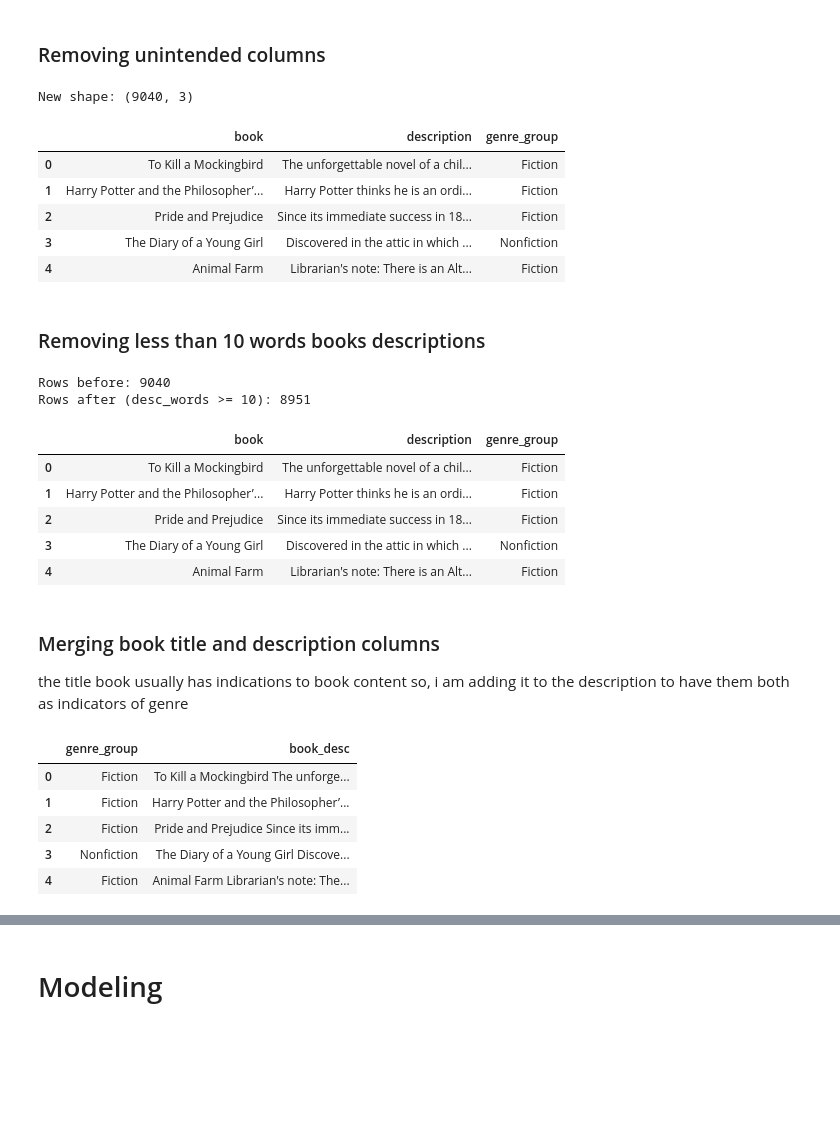
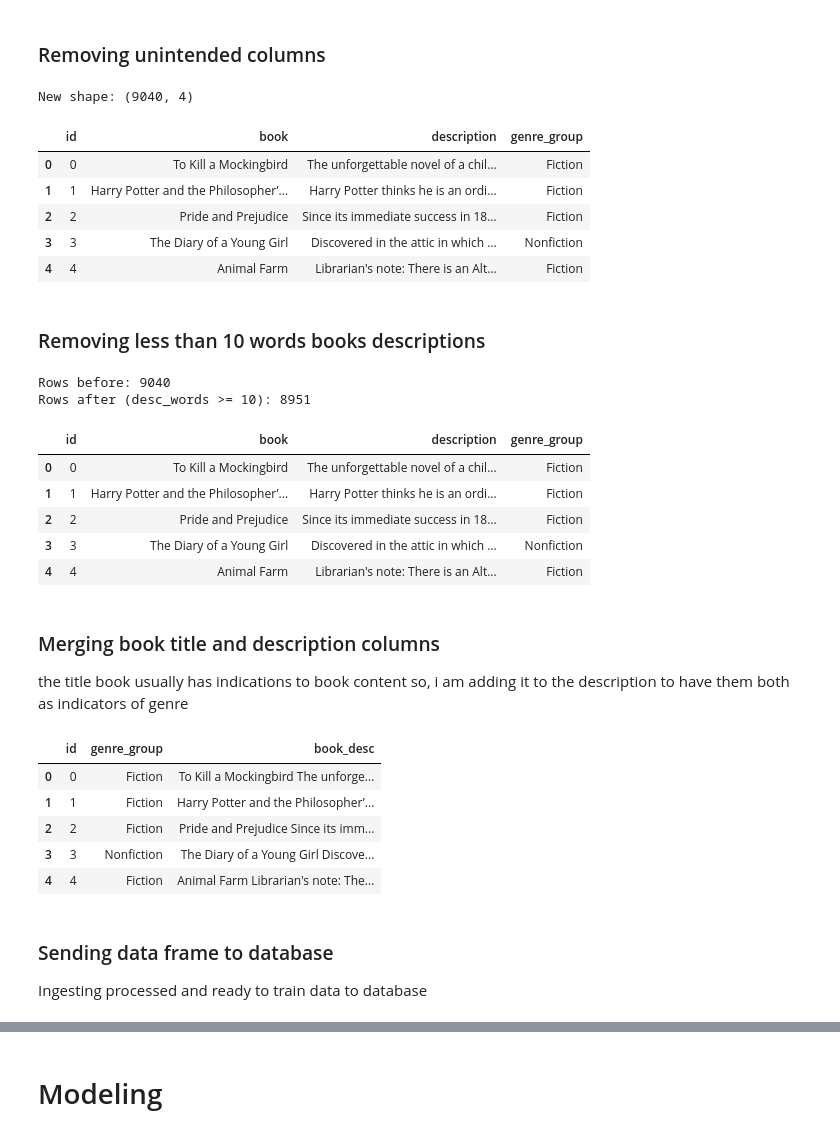
Before and after one commit to Yaser0l/Project-1, a Jupyter notebook: notebooks/EDA.ipynb, the cells around one changed output, grey strips where cells are left out. Drawn from its saved outputs; the diff is of its cells as text; code cells hidden in the pictures; blank space fills up the shorter version.

```diff
--- a/notebooks/EDA.ipynb
+++ b/notebooks/EDA.ipynb
@@ -11,9 +11,24 @@ It has 10,000 entries
 import pandas as pd
 from sqlalchemy import create_engine
 import numpy as np
+import os
+from dotenv import load_dotenv, find_dotenv
 
-# 1. SETUP CONNECTION
-DATABASE_URL = "postgresql://mluser:mlpass@localhost:5432/mldb"
+dotenv_path = find_dotenv(usecwd=True)
+if dotenv_path:
+    load_dotenv(dotenv_path)
+    print(f"✅ Loaded .env from: {dotenv_path}")
+else:
+    print("⚠️ .env not found (using existing environment variables)")
+
+DB_HOST = "localhost"
+DB_NAME = os.getenv("POSTGRES_DB")
+DB_USER = os.getenv("POSTGRES_USER")
+DB_PASS = os.getenv("POSTGRES_PASSWORD")
+DB_PORT = "5432"
+
+# 1. SETUP CONNECTION=
+DATABASE_URL = f"postgresql://{DB_USER}:{DB_PASS}@{DB_HOST}:{DB_PORT}/{DB_NAME}"
 engine = create_engine(DATABASE_URL)
 
 # 2. QUERY THE DATA
@@ -440,20 +456,20 @@ plt.show()
 ### Removing unintended columns
 # %%
 # Keep only these columns (and drop everything else)
-keep_cols = ["book", "description", "genre_group"]
+keep_cols = ["id","book", "description", "genre_group"]
 
 
 df_grouped = df_grouped[keep_cols].copy()
 print("New shape:", df_grouped.shape)
 df_grouped.head()
 # %% [output]
-New shape: (9040, 3)
+New shape: (9040, 4)
-|  | book | description | genre_group |
-| 0 | To Kill a Mockingbird | The unforgettable novel of a chil... | Fiction |
-| 1 | Harry Potter and the Philosopher’... | Harry Potter thinks he is an ordi... | Fiction |
-| 2 | Pride and Prejudice | Since its immediate success in 18... | Fiction |
-| 3 | The Diary of a Young Girl | Discovered in the attic in which ... | Nonfiction |
-| 4 | Animal Farm | Librarian's note: There is an Alt... | Fiction |
+|  | id | book | description | genre_group |
+| 0 | 0 | To Kill a Mockingbird | The unforgettable novel of a chil... | Fiction |
+| 1 | 1 | Harry Potter and the Philosopher’... | Harry Potter thinks he is an ordi... | Fiction |
+| 2 | 2 | Pride and Prejudice | Since its immediate success in 18... | Fiction |
+| 3 | 3 | The Diary of a Young Girl | Discovered in the attic in which ... | Nonfiction |
+| 4 | 4 | Animal Farm | Librarian's note: There is an Alt... | Fiction |
 # %% [markdown]
 ### Removing less than 10 words books descriptions
 # %%
@@ -473,12 +489,12 @@ df_final.head()
 # %% [output]
 Rows before: 9040
 Rows after (desc_words >= 10): 8951
-|  | book | description | genre_group |
-| 0 | To Kill a Mockingbird | The unforgettable novel of a chil... | Fiction |
-| 1 | Harry Potter and the Philosopher’... | Harry Potter thinks he is an ordi... | Fiction |
-| 2 | Pride and Prejudice | Since its immediate success in 18... | Fiction |
-| 3 | The Diary of a Young Girl | Discovered in the attic in which ... | Nonfiction |
-| 4 | Animal Farm | Librarian's note: There is an Alt... | Fiction |
+|  | id | book | description | genre_group |
+| 0 | 0 | To Kill a Mockingbird | The unforgettable novel of a chil... | Fiction |
+| 1 | 1 | Harry Potter and the Philosopher’... | Harry Potter thinks he is an ordi... | Fiction |
+| 2 | 2 | Pride and Prejudice | Since its immediate success in 18... | Fiction |
+| 3 | 3 | The Diary of a Young Girl | Discovered in the attic in which ... | Nonfiction |
+| 4 | 4 | Animal Farm | Librarian's note: There is an Alt... | Fiction |
 # %% [markdown]
 ### Merging book title and description columns
 the title book usually has indications to book content so, i am adding it to the description to have them both as indicators of genre
@@ -493,9 +509,12 @@ df_final["book_desc"] = (
 df_final = df_final.drop(columns=["book", "description"])
 df_final.head()
 # %% [output]
-|  | genre_group | book_desc |
-| 0 | Fiction | To Kill a Mockingbird The unforge... |
-| 1 | Fiction | Harry Potter and the Philosopher’... |
-| 2 | Fiction | Pride and Prejudice Since its imm... |
-| 3 | Nonfiction | The Diary of a Young Girl Discove... |
-| 4 | Fiction | Animal Farm Librarian's note: The... |
+|  | id | genre_group | book_desc |
+| 0 | 0 | Fiction | To Kill a Mockingbird The unforge... |
+| 1 | 1 | Fiction | Harry Potter and the Philosopher’... |
+| 2 | 2 | Fiction | Pride and Prejudice Since its imm... |
+| 3 | 3 | Nonfiction | The Diary of a Young Girl Discove... |
+| 4 | 4 | Fiction | Animal Farm Librarian's note: The... |
+# %% [markdown]
+### Sending data frame to database
+Ingesting processed and ready to train data to database
```
Also changed, not shown: parts of 13 cells of this notebook, 2 other files.
